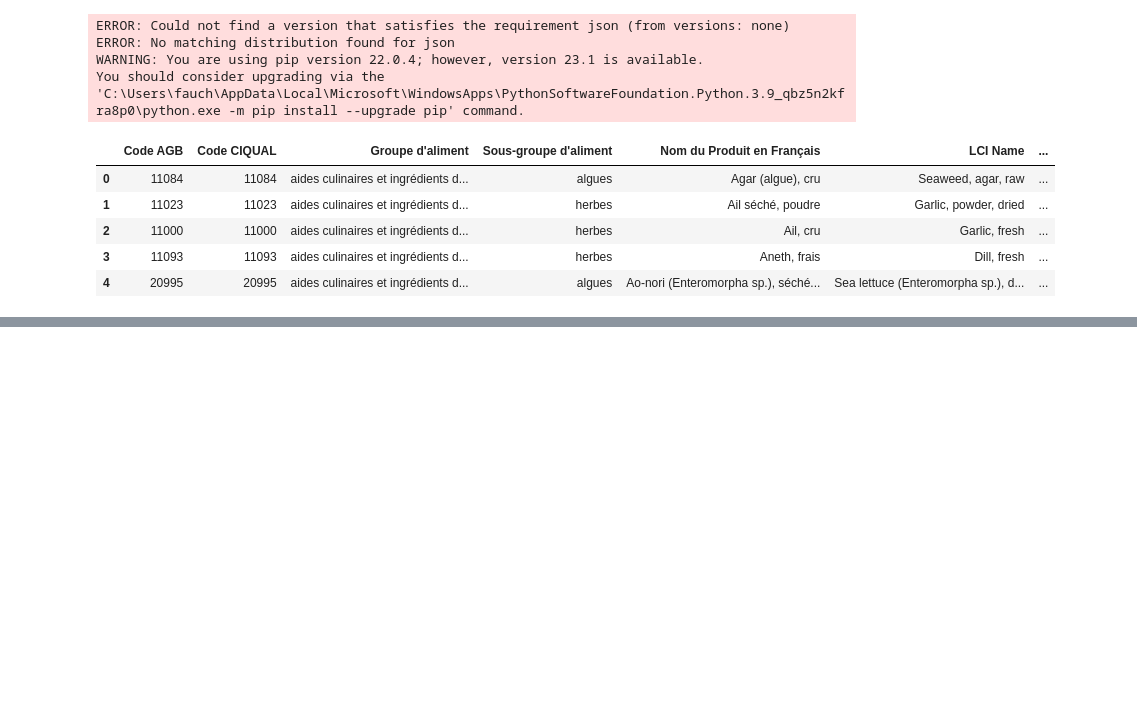
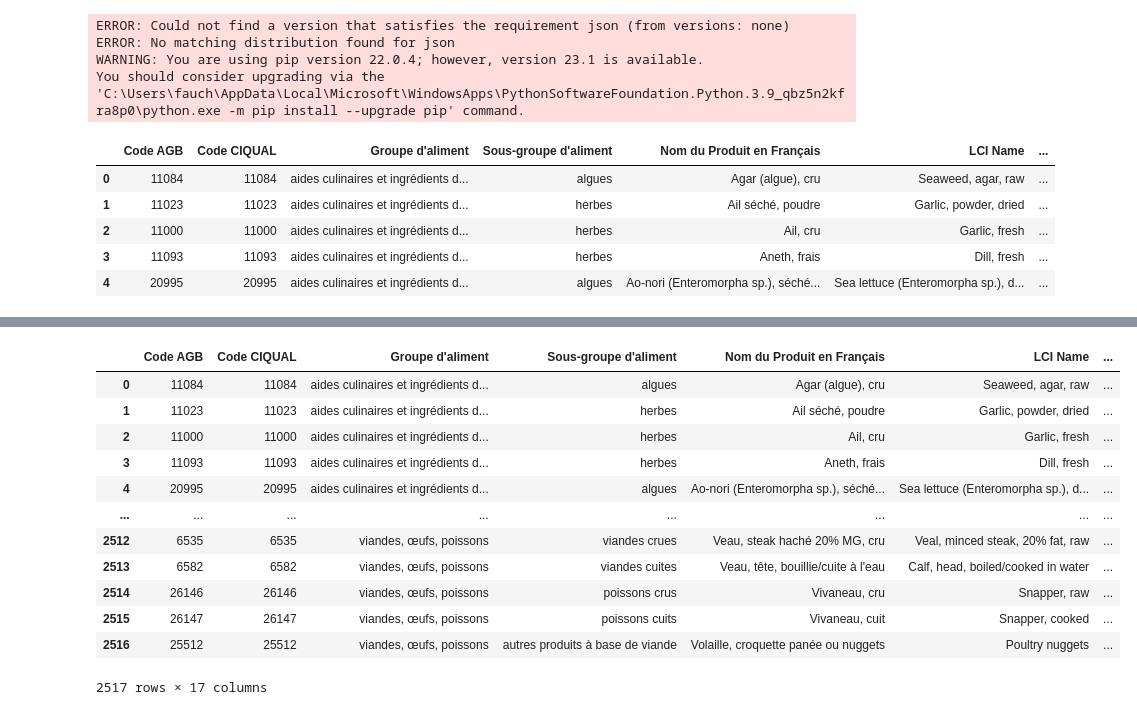
Before and after one commit to com-480-data-visualization/project-2023-insight-infusion, a Jupyter notebook: analysis/laurent/analysis_laurent.ipynb, the cells around one changed output, grey strips where cells are left out. Cells and saved outputs as stored; diff of their text form; code cells hidden in the pictures; blank space fills up the shorter version.

```diff
--- a/analysis/laurent/analysis_laurent.ipynb
+++ b/analysis/laurent/analysis_laurent.ipynb
@@ -21,3 +52,27 @@ df.head()
+# %%
+# we just need to translate the food subgroup
+food_subgroup = pd.unique(df["Sous-groupe d'aliment"])
+translated_food_subgroup = ['seaweed', 'herbs', 'various ingredients', 'spices', 'cooking aids', 'sauces', 'salts', 'condiments', 'foodstuffs intended for particular nutritional uses', 'infant cereals & cookies', 'infant milks & drinks', 'infant desserts', 'salted snacks & infant dishes', 'alcoholic beverages', 'non-alcoholic beverages', 'water', 'mixed dishes', 'puff pastry & other starters', 'soups', 'vegetarian dishes', 'sandwiches', 'pizzas, pies & savoury pancakes', 'mixed salads & raw vegetables', 'fruits', 'nuts & oil seeds', 'vegetables', 'potatoes & other tubers', 'pulses', 'ice creams', 'frozen desserts', 'sherbets', 'cheeses', 'fresh dairy products & similar', 'creams & cream specialities', 'milks', 'butters', 'vegetable oils & fats', 'other fats', 'fish oils', 'margarines', 'pasta, rice & cereals', 'flours & pastries', 'cakes & pastries', 'breads & pastries', 'breakfast cereals & cookies', 'chocolates & chocolate products', 'non-chocolate confectionery', 'jams & similar', 'sugars, honeys & similar', 'fish & seafood products', 'cooked meat', 'raw meat', 'raw fish', 'cold cuts', 'cooked fish', 'other meat products', 'meat substitutes', 'cooked shellfish', 'raw shellfish', 'eggs', 'cold cut substitutes']
+
+translation_dict = {}
+for subgroup_index in range(len(food_subgroup)): translation_dict[food_subgroup[subgroup_index]] = translated_food_subgroup[subgroup_index]
+
+df['Food subgroup'] = [ translation_dict[fr_subgroup] for fr_subgroup in df["Sous-groupe d'aliment"]]
+df
+# %% [output]
+|  | Code AGB | Code CIQUAL | Groupe d'aliment | Sous-groupe d'aliment | Nom du Produit en Français | LCI Name | ... |
+| 0 | 11084 | 11084 | aides culinaires et ingrédients d... | algues | Agar (algue), cru | Seaweed, agar, raw | ... |
+| 1 | 11023 | 11023 | aides culinaires et ingrédients d... | herbes | Ail séché, poudre | Garlic, powder, dried | ... |
+| 2 | 11000 | 11000 | aides culinaires et ingrédients d... | herbes | Ail, cru | Garlic, fresh | ... |
+| 3 | 11093 | 11093 | aides culinaires et ingrédients d... | herbes | Aneth, frais | Dill, fresh | ... |
+| 4 | 20995 | 20995 | aides culinaires et ingrédients d... | algues | Ao-nori (Enteromorpha sp.), séché... | Sea lettuce (Enteromorpha sp.), d... | ... |
+| ... | ... | ... | ... | ... | ... | ... | ... |
+| 2512 | 6535 | 6535 | viandes, œufs, poissons | viandes crues | Veau, steak haché 20% MG, cru | Veal, minced steak, 20% fat, raw | ... |
+| 2513 | 6582 | 6582 | viandes, œufs, poissons | viandes cuites | Veau, tête, bouillie/cuite à l'eau | Calf, head, boiled/cooked in water | ... |
+| 2514 | 26146 | 26146 | viandes, œufs, poissons | poissons crus | Vivaneau, cru | Snapper, raw | ... |
+| 2515 | 26147 | 26147 | viandes, œufs, poissons | poissons cuits | Vivaneau, cuit | Snapper, cooked | ... |
+| 2516 | 25512 | 25512 | viandes, œufs, poissons | autres produits à base de viande | Volaille, croquette panée ou nuggets | Poultry nuggets | ... |
+2517 rows × 17 columns
 # %%
 import json
 
```
Also changed, not shown: parts of 1 cell of this notebook.
